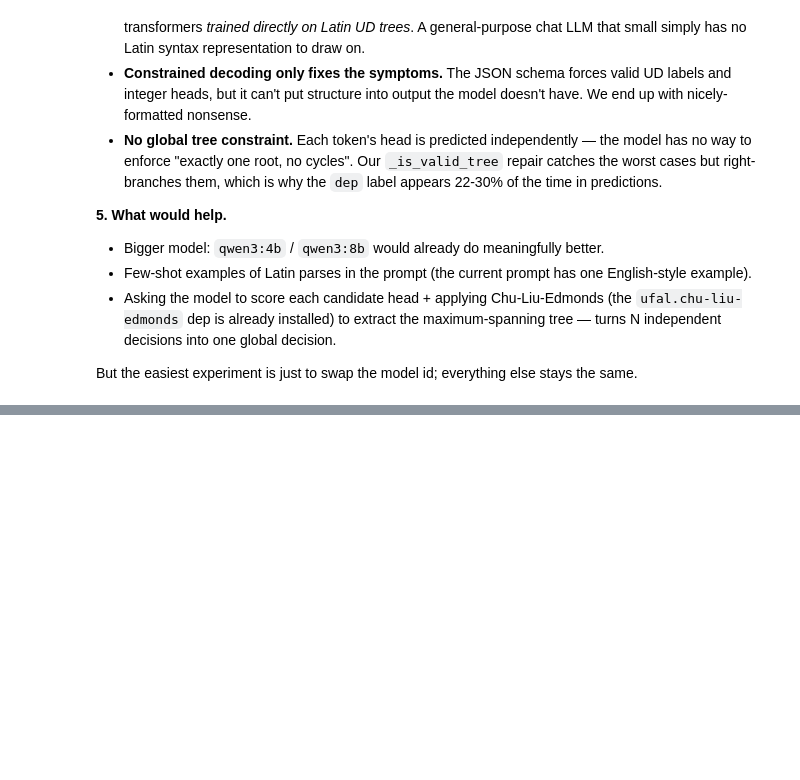
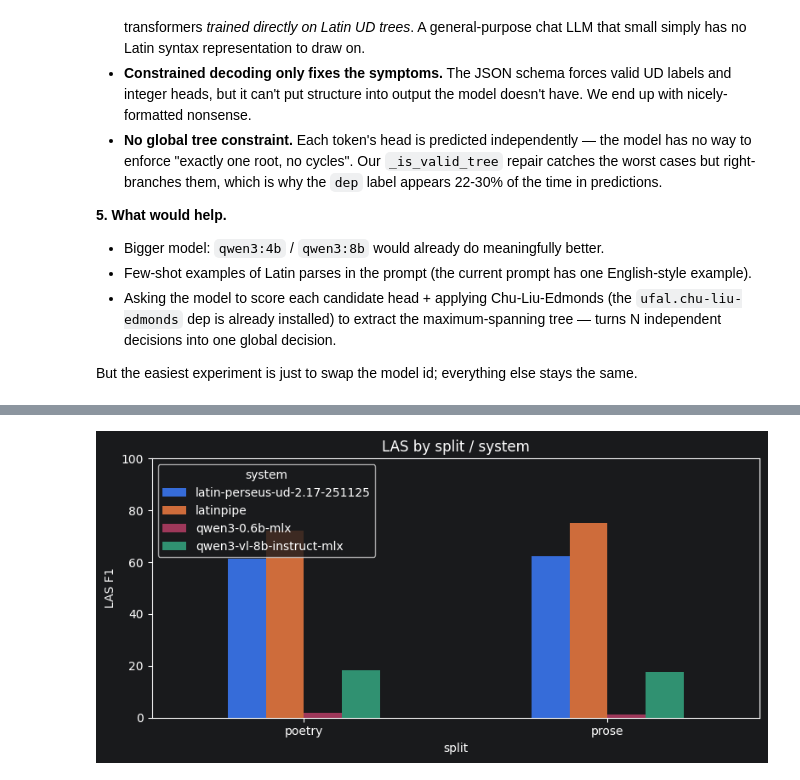
Before and after one commit to Nicolas-Py/NLP-LLM-SS2026, a Jupyter notebook: notebooks/02_compare_models.ipynb, the cells around one changed output, grey strips where cells are left out. Drawn from its saved outputs; the diff is of its cells as text; code cells hidden in the pictures; blank space fills up the shorter version.

```diff
--- a/notebooks/02_compare_models.ipynb
+++ b/notebooks/02_compare_models.ipynb
@@ -355,0 +362,7 @@ But the easiest experiment is just to swap the model id; everything else stays t
+# %%
+bench = Bench()
+df_qwen_scale = bench.compare([
+    MODELS['qwen3-lmstudio'],         # 0.6B
+    MODELS['qwen3-vl-8b-lmstudio'],   # 8B (VL, text-only path)
+])
+df_qwen_scale
@@ -355,0 +413,2 @@ But the easiest experiment is just to swap the model id; everything else stays t
+# %%
+bench.run(MODELS['gemma-3-12b-lmstudio'])
@@ -355,0 +419,8 @@ But the easiest experiment is just to swap the model id; everything else stays t
+# %%
+df_all = bench.compare([
+    UdpipeModel('latin-perseus-ud-2.17-251125'),
+    MODELS['latinpipe'],
+    MODELS['qwen3-lmstudio'],         # 0.6B
+    MODELS['qwen3-vl-8b-lmstudio'],   # 8B
+])
+df_all
@@ -355,0 +445,4 @@ But the easiest experiment is just to swap the model id; everything else stays t
+# %%
+bench.plot(df_all, metric='LAS')
+# %% [output]
+[figure, added]
```
Also changed, not shown: parts of 9 cells of this notebook, 1 other file.
